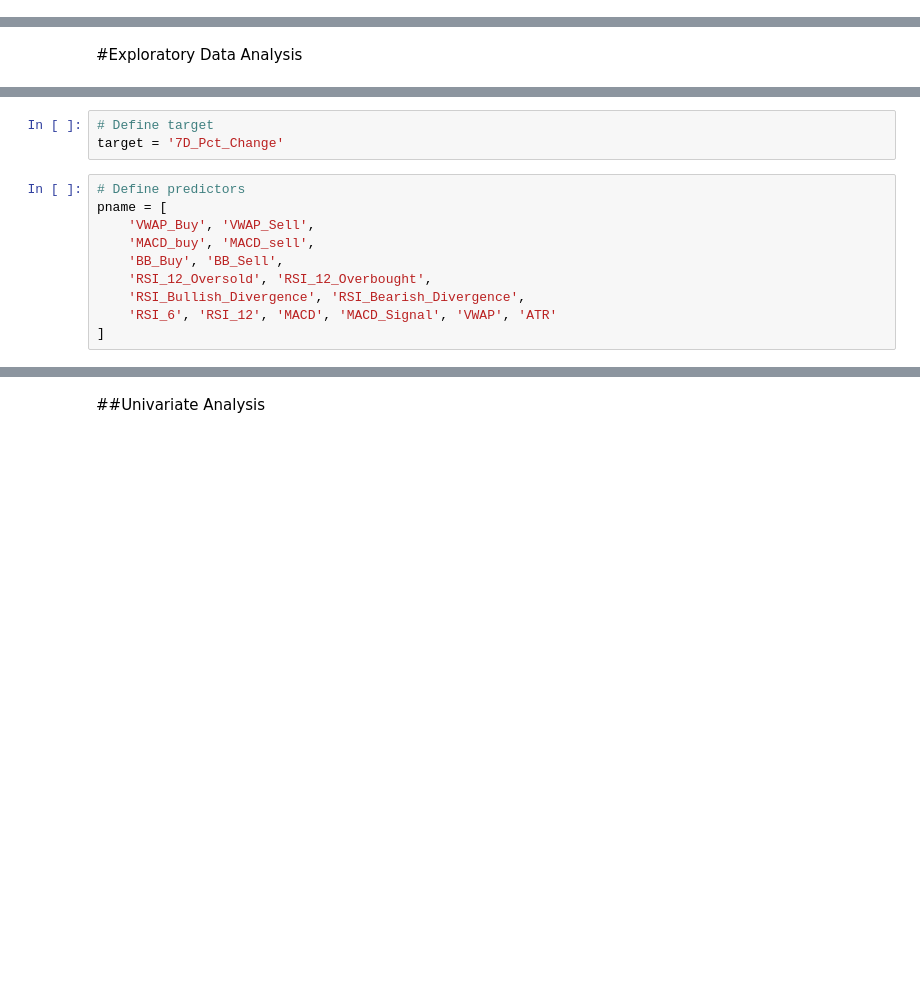
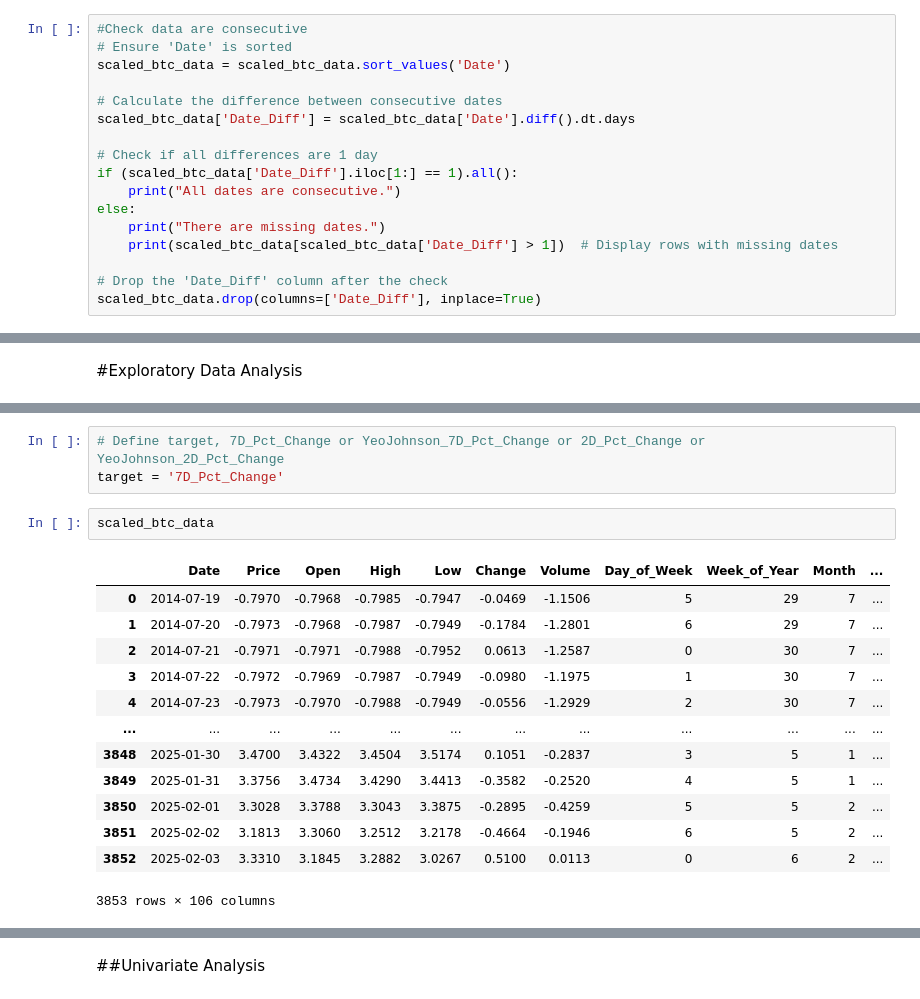
Before and after one commit to Rex-Chan99/Bitcoin_prediction, a Jupyter notebook: Master_dataset.ipynb, the cells around one changed output, grey strips where cells are left out. Cells and saved outputs as stored; diff of their text form; blank space fills up the shorter version.

```diff
--- a/Master_dataset.ipynb
+++ b/Master_dataset.ipynb
@@ -583,0 +1024,17 @@ scaled_btc_data = scaled_btc_data.reset_index(drop=True)
+# %%
+#Check data are consecutive
+# Ensure 'Date' is sorted
+scaled_btc_data = scaled_btc_data.sort_values('Date')
+
+# Calculate the difference between consecutive dates
+scaled_btc_data['Date_Diff'] = scaled_btc_data['Date'].diff().dt.days
+
+# Check if all differences are 1 day
+if (scaled_btc_data['Date_Diff'].iloc[1:] == 1).all():
+    print("All dates are consecutive.")
+else:
+    print("There are missing dates.")
+    print(scaled_btc_data[scaled_btc_data['Date_Diff'] > 1])  # Display rows with missing dates
+
+# Drop the 'Date_Diff' column after the check
+scaled_btc_data.drop(columns=['Date_Diff'], inplace=True)
@@ -586,13 +1067,19 @@ scaled_btc_data = scaled_btc_data.reset_index(drop=True)
 # %%
-# Define target
+# Define target, 7D_Pct_Change or YeoJohnson_7D_Pct_Change or 2D_Pct_Change or YeoJohnson_2D_Pct_Change
 target = '7D_Pct_Change'
-# %%
-# Define predictors
-pname = [
-    'VWAP_Buy', 'VWAP_Sell',
-    'MACD_buy', 'MACD_sell',
-    'BB_Buy', 'BB_Sell',
-    'RSI_12_Oversold', 'RSI_12_Overbought',
-    'RSI_Bullish_Divergence', 'RSI_Bearish_Divergence',
-    'RSI_6', 'RSI_12', 'MACD', 'MACD_Signal', 'VWAP', 'ATR'
-]
+# %%
+scaled_btc_data
+# %% [output]
+|  | Date | Price | Open | High | Low | Change | Volume | Day_of_Week | Week_of_Year | Month | ... |
+| 0 | 2014-07-19 | -0.7970 | -0.7968 | -0.7985 | -0.7947 | -0.0469 | -1.1506 | 5 | 29 | 7 | ... |
+| 1 | 2014-07-20 | -0.7973 | -0.7968 | -0.7987 | -0.7949 | -0.1784 | -1.2801 | 6 | 29 | 7 | ... |
+| 2 | 2014-07-21 | -0.7971 | -0.7971 | -0.7988 | -0.7952 | 0.0613 | -1.2587 | 0 | 30 | 7 | ... |
+| 3 | 2014-07-22 | -0.7972 | -0.7969 | -0.7987 | -0.7949 | -0.0980 | -1.1975 | 1 | 30 | 7 | ... |
+| 4 | 2014-07-23 | -0.7973 | -0.7970 | -0.7988 | -0.7949 | -0.0556 | -1.2929 | 2 | 30 | 7 | ... |
+| ... | ... | ... | ... | ... | ... | ... | ... | ... | ... | ... | ... |
+| 3848 | 2025-01-30 | 3.4700 | 3.4322 | 3.4504 | 3.5174 | 0.1051 | -0.2837 | 3 | 5 | 1 | ... |
+| 3849 | 2025-01-31 | 3.3756 | 3.4734 | 3.4290 | 3.4413 | -0.3582 | -0.2520 | 4 | 5 | 1 | ... |
+| 3850 | 2025-02-01 | 3.3028 | 3.3788 | 3.3043 | 3.3875 | -0.2895 | -0.4259 | 5 | 5 | 2 | ... |
+| 3851 | 2025-02-02 | 3.1813 | 3.3060 | 3.2512 | 3.2178 | -0.4664 | -0.1946 | 6 | 5 | 2 | ... |
+| 3852 | 2025-02-03 | 3.3310 | 3.1845 | 3.2882 | 3.0267 | 0.5100 | 0.0113 | 0 | 6 | 2 | ... |
+3853 rows × 106 columns
```
Also changed, not shown: parts of 79 cells of this notebook.
